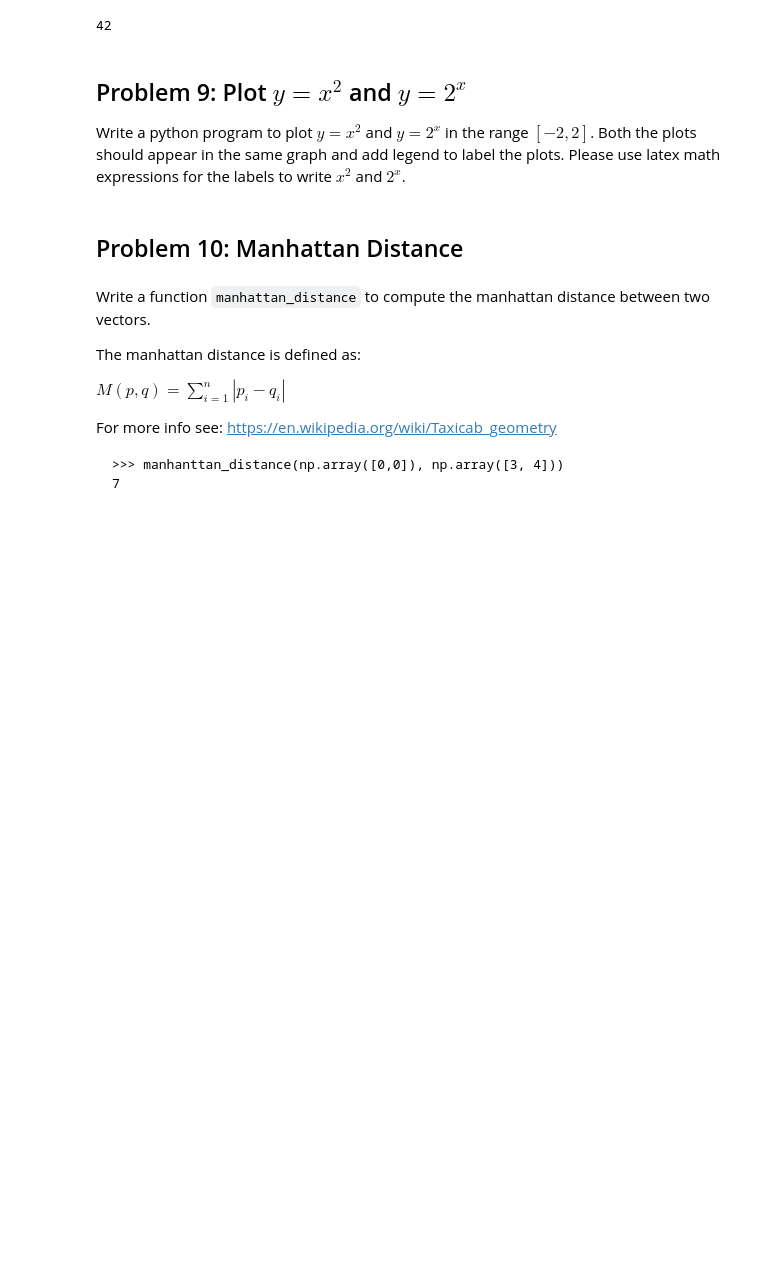
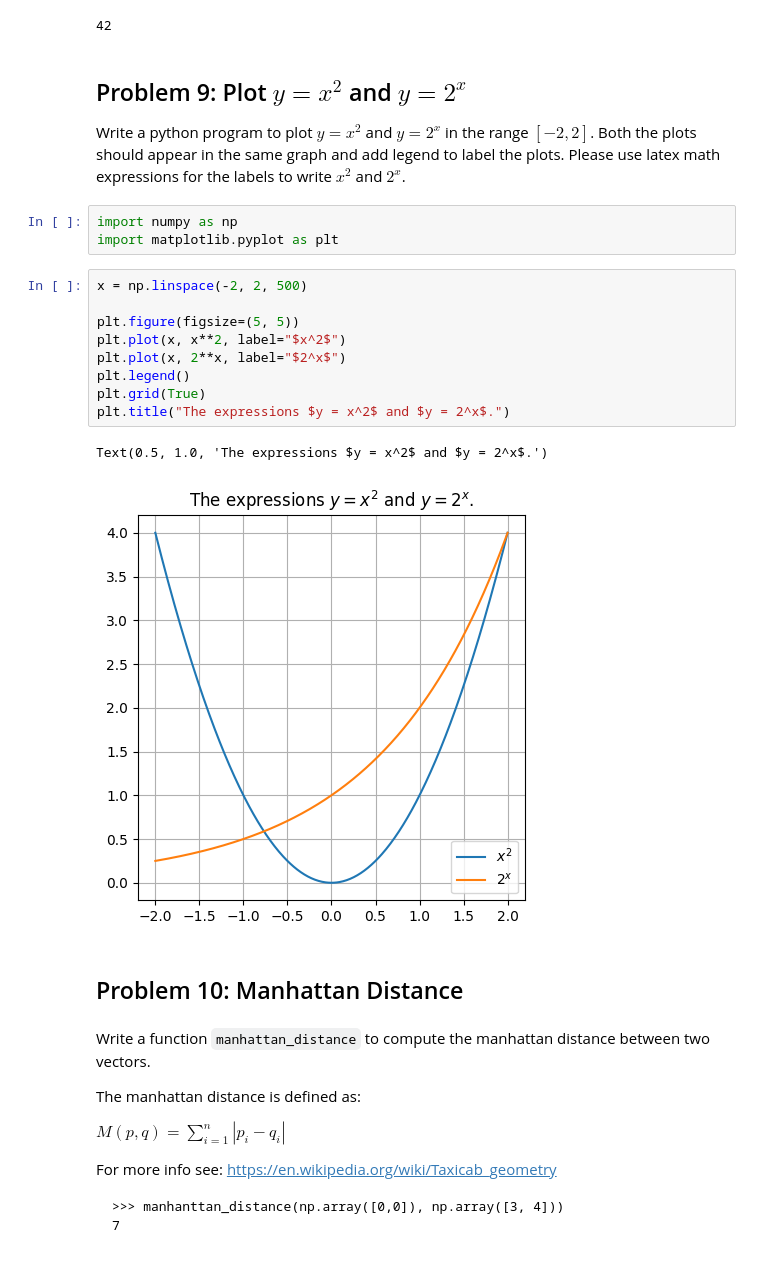
Before and after one commit to MaxMight01/fcp-assignment2, a Jupyter notebook: assignment-02.ipynb, the cells around one changed output. Saved outputs shown, nothing was run; the diff lists cells and outputs as text; blank space fills up the shorter version.

```diff
--- a/assignment-02.ipynb
+++ b/assignment-02.ipynb
@@ -371,6 +371,21 @@ largest_number_in_file("numbers.txt")
 ## Problem 9: Plot $y = x^2$ and $y = 2^x$
 
 Write a python program to plot $y = x^2$ and $y = 2^x$ in the range $[-2, 2]$. Both the plots should appear in the same graph and add legend to label the plots. Please use latex math expressions for the labels to write $x^2$ and $2^x$.
+# %%
+import numpy as np
+import matplotlib.pyplot as plt
+# %%
+x = np.linspace(-2, 2, 500)
+
+plt.figure(figsize=(5, 5))
+plt.plot(x, x**2, label="$x^2$")
+plt.plot(x, 2**x, label="$2^x$")
+plt.legend()
+plt.grid(True)
+plt.title("The expressions $y = x^2$ and $y = 2^x$.")
+# %% [output]
+Text(0.5, 1.0, 'The expressions $y = x^2$ and $y = 2^x$.')
+[figure, added]
 # %% [markdown]
 ## Problem 10: Manhattan Distance
 # %% [markdown]
```
